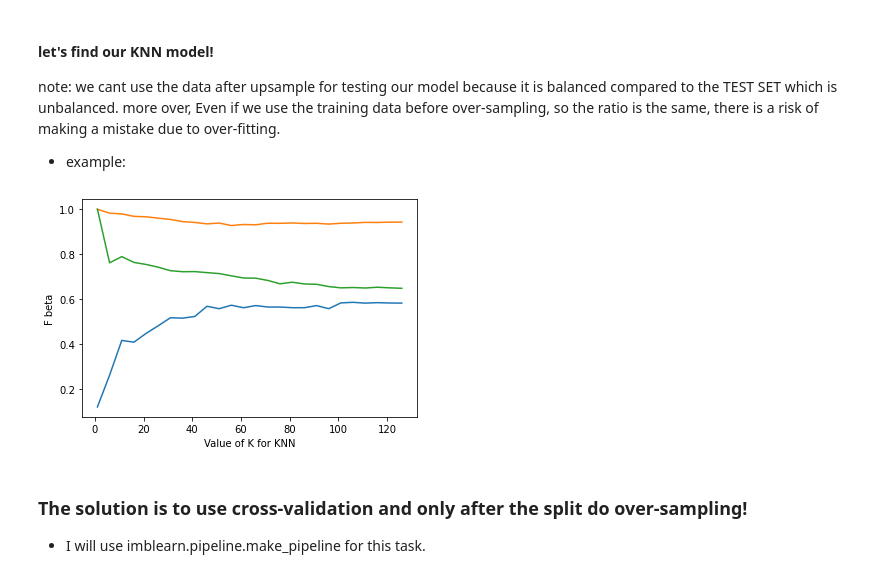
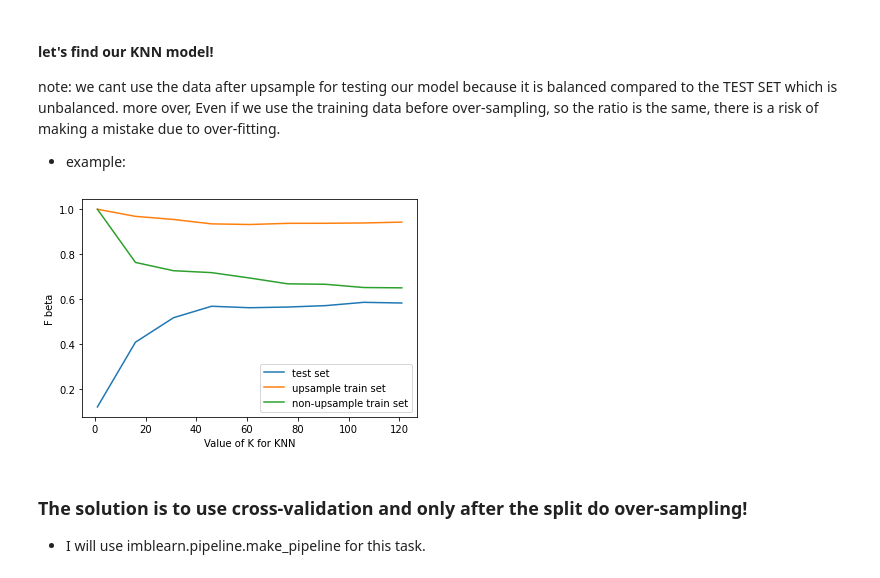
Before and after one commit to idankam/DataScienceCourseProject, a Jupyter notebook: Classification Notebook.ipynb, the cells around one changed output. Drawn from its saved outputs; the diff is of its cells as text; code cells hidden in the pictures.

```diff
--- a/Classification Notebook.ipynb
+++ b/Classification Notebook.ipynb
@@ -1035,40 +1036,40 @@ note: we cant use the data after upsample for testing our model because it is ba
 - example:
 # %%
 # try K=1 through K=130 and plot testing F-beta
-k_range = list(range(1, 131, 30))
+k_range = list(range(1, 131, 15))
 beta=4
 
 scores = []
 for k in k_range:
     knn = KNeighborsClassifier(n_neighbors=k)
     knn.fit(X_train_scaled_upsample, y_train_upsamle)
     y_pred = knn.predict(X_test_scaled)
     scores.append(metrics.fbeta_score(y_test, y_pred, beta=beta))
 plt.plot(k_range, scores)
 
 scores = []
 for k in k_range:
     knn = KNeighborsClassifier(n_neighbors=k)
     knn.fit(X_train_scaled_upsample, y_train_upsamle)
     y_pred = knn.predict(X_train_scaled_upsample)
     scores.append(metrics.fbeta_score(y_train_upsamle, y_pred, beta=beta))
 plt.plot(k_range, scores)
 
 scores = []
 for k in k_range:
     knn = KNeighborsClassifier(n_neighbors=k)
     knn.fit(X_train_scaled_upsample, y_train_upsamle)
     y_pred = knn.predict(X_train_scaled)
     scores.append(metrics.fbeta_score(y_train, y_pred, beta=beta))
 
 plt.plot(k_range, scores)
 
 plt.xlabel('Value of K for KNN')
 plt.ylabel('F beta')
-
+plt.legend(labels=['test set', 'upsample train set', 'non-upsample train set'])
 plt.show()
 # %% [output]
-[figure, old version]
+[figure, new version]
 # %% [markdown]
 ### The solution is to use cross-validation and only after the split do over-sampling!
 - I will use imblearn.pipeline.make_pipeline for this task.
```
Also changed, not shown: parts of 1 cell of this notebook.
